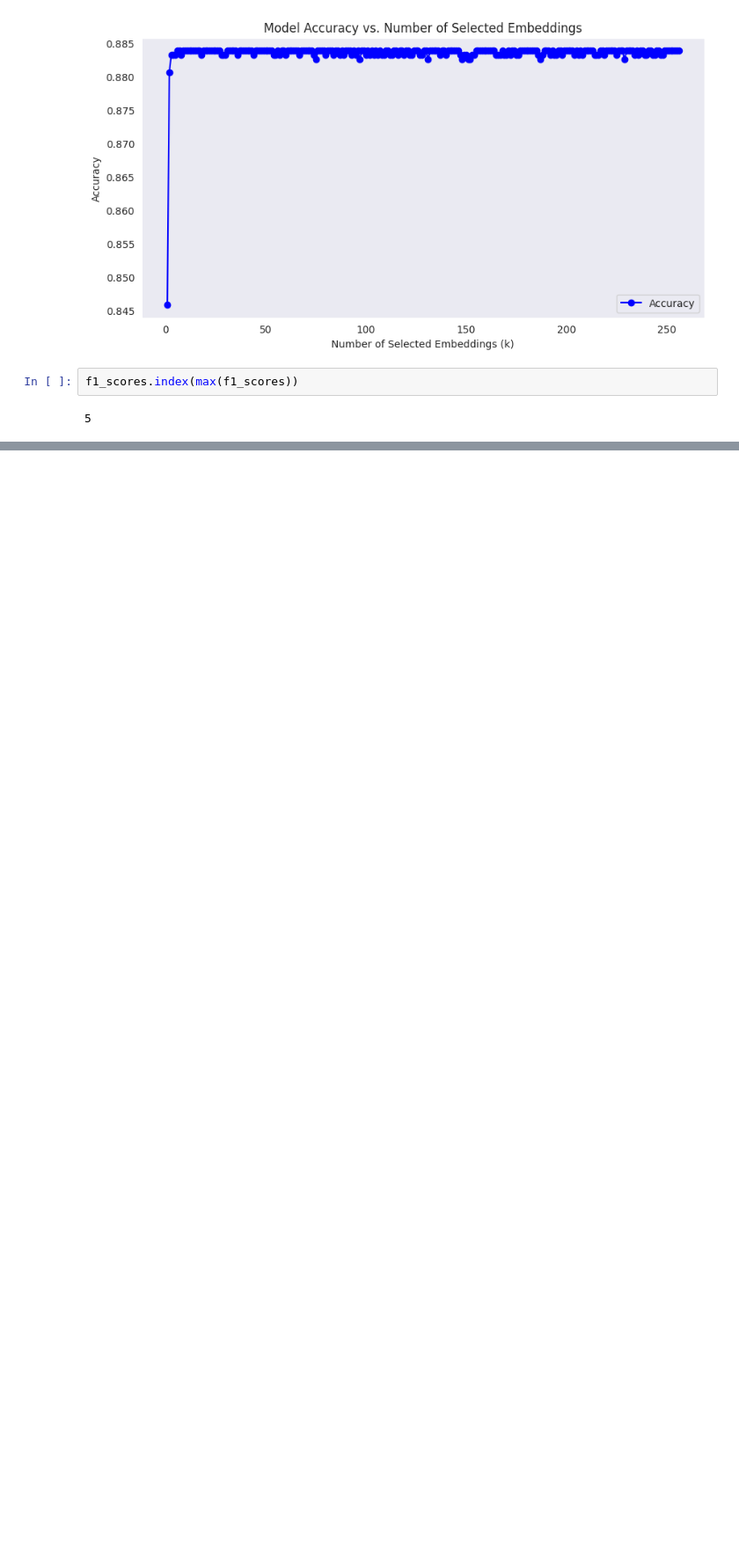
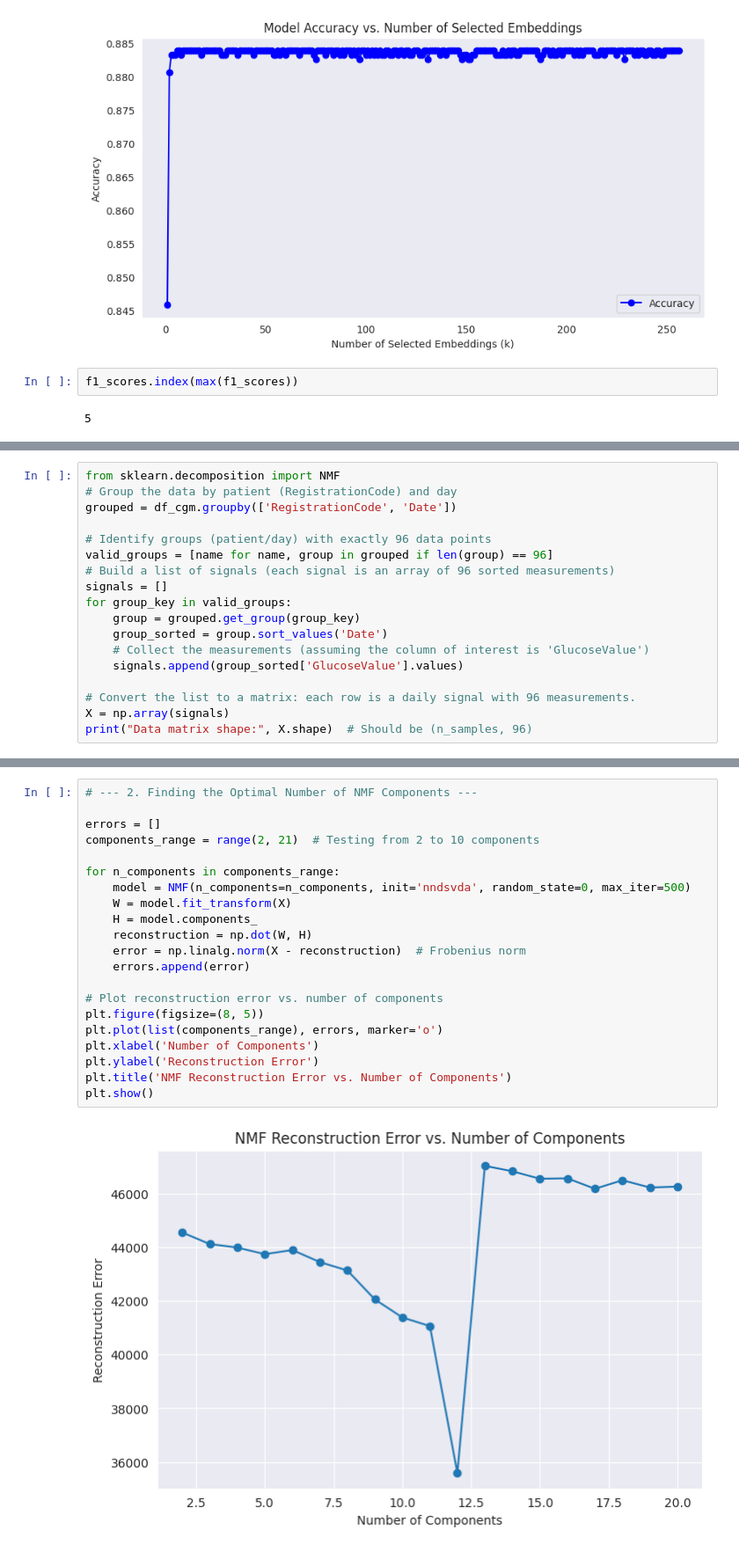
Before and after one commit to gavrielhan/MSc_Thesis, a Jupyter notebook: analysis_sleep_cgm.ipynb, the cells around one changed output, grey strips where cells are left out. Shown at 88% size. Drawn from its saved outputs; the diff is of its cells as text; blank space fills up the shorter version.

```diff
--- a/analysis_sleep_cgm.ipynb
+++ b/analysis_sleep_cgm.ipynb
@@ -1022,0 +1131,18 @@ accuracy_scores.index(max(accuracy_scores))
+# %%
+from sklearn.decomposition import NMF
+# Group the data by patient (RegistrationCode) and day
+grouped = df_cgm.groupby(['RegistrationCode', 'Date'])
+
+# Identify groups (patient/day) with exactly 96 data points
+valid_groups = [name for name, group in grouped if len(group) == 96]
+# Build a list of signals (each signal is an array of 96 sorted measurements)
+signals = []
+for group_key in valid_groups:
+    group = grouped.get_group(group_key)
+    group_sorted = group.sort_values('Date')
+    # Collect the measurements (assuming the column of interest is 'GlucoseValue')
+    signals.append(group_sorted['GlucoseValue'].values)
+
+# Convert the list to a matrix: each row is a daily signal with 96 measurements.
+X = np.array(signals)
+print("Data matrix shape:", X.shape)  # Should be (n_samples, 96)
@@ -1022,0 +1151,23 @@ accuracy_scores.index(max(accuracy_scores))
+# %%
+# --- 2. Finding the Optimal Number of NMF Components ---
+
+errors = []
+components_range = range(2, 21)  # Testing from 2 to 10 components
+
+for n_components in components_range:
+    model = NMF(n_components=n_components, init='nndsvda', random_state=0, max_iter=500)
+    W = model.fit_transform(X)
+    H = model.components_
+    reconstruction = np.dot(W, H)
+    error = np.linalg.norm(X - reconstruction)  # Frobenius norm
+    errors.append(error)
+
+# Plot reconstruction error vs. number of components
+plt.figure(figsize=(8, 5))
+plt.plot(list(components_range), errors, marker='o')
+plt.xlabel('Number of Components')
+plt.ylabel('Reconstruction Error')
+plt.title('NMF Reconstruction Error vs. Number of Components')
+plt.show()
+# %% [output]
+[figure, added]
```
Also changed, not shown: parts of 12 cells of this notebook, 1 other file.
